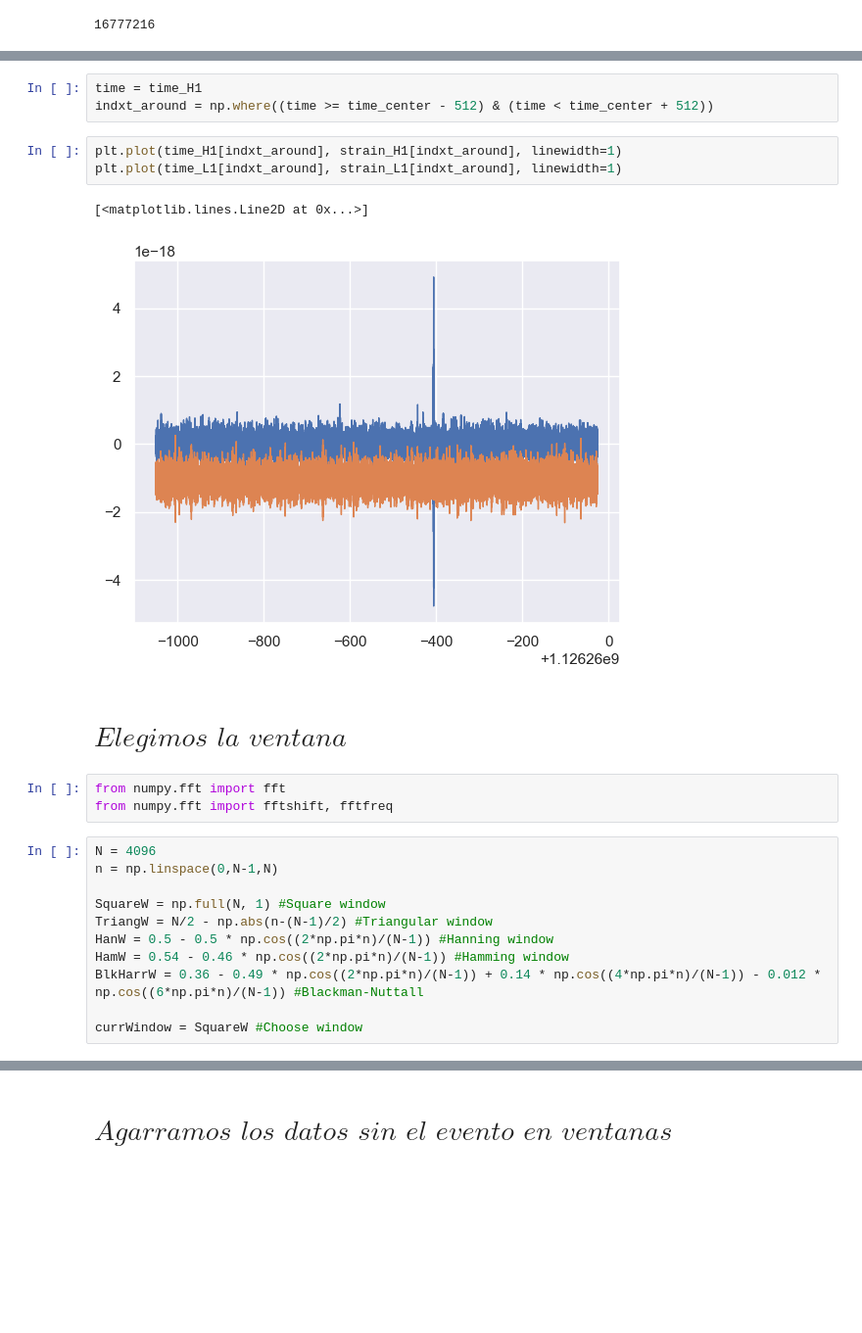
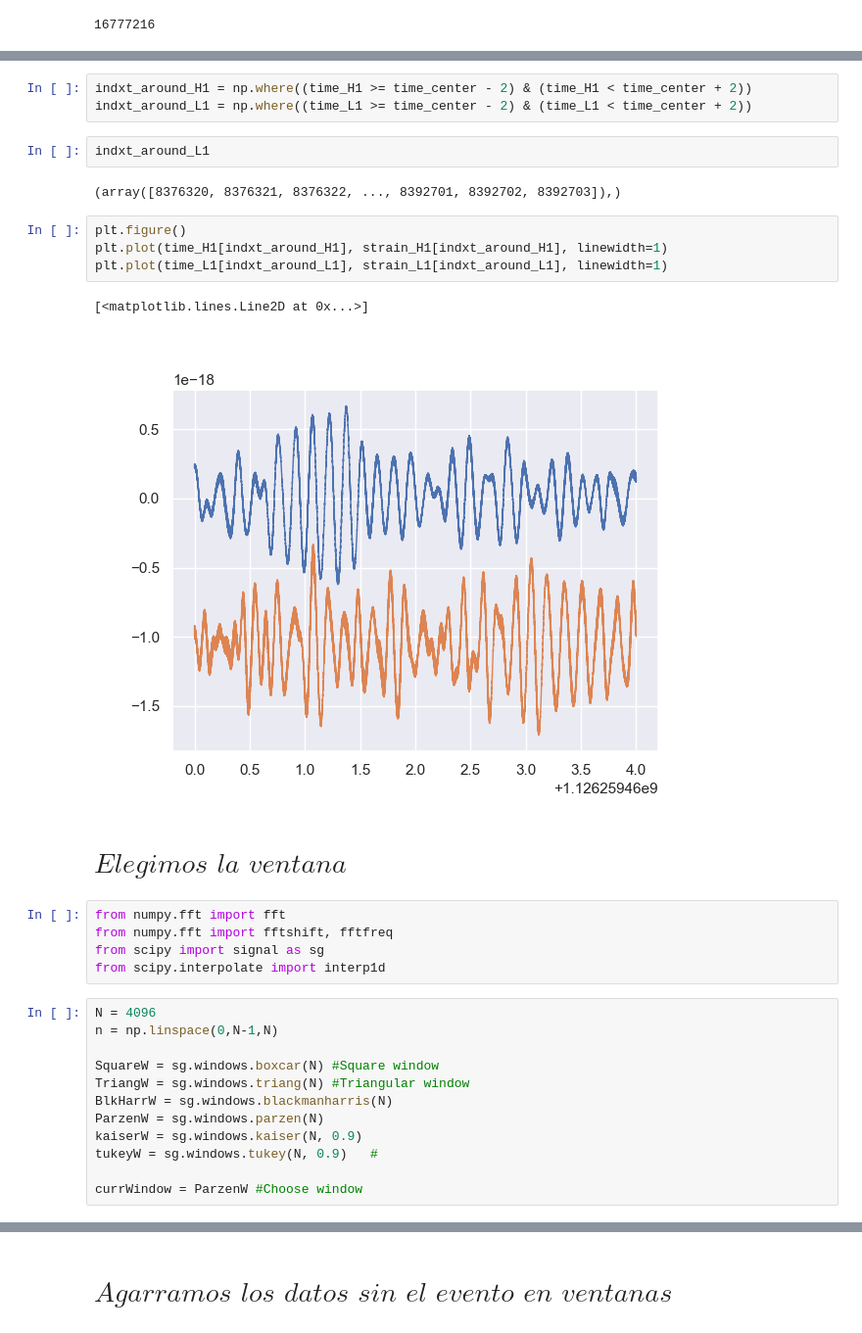
Before and after one commit to GonzaLinares/PASA_TP1, a Jupyter notebook: main.ipynb, the cells around one changed output, grey strips where cells are left out. Shown at 98% size. Cells and saved outputs as stored; diff of their text form; blank space fills up the shorter version.

```diff
--- a/main.ipynb
+++ b/main.ipynb
@@ -45,28 +46,36 @@ plt.plot(time_L1, strain_L1, linewidth=1)
-# %%
-time = time_H1
-indxt_around = np.where((time >= time_center - 512) & (time < time_center + 512))
+# %%
+indxt_around_H1 = np.where((time_H1 >= time_center - 2) & (time_H1 < time_center + 2))
+indxt_around_L1 = np.where((time_L1 >= time_center - 2) & (time_L1 < time_center + 2))
+# %%
+indxt_around_L1
+# %% [output]
+(array([8376320, 8376321, 8376322, ..., 8392701, 8392702, 8392703]),)
 # %%
-plt.plot(time_H1[indxt_around], strain_H1[indxt_around], linewidth=1)
-plt.plot(time_L1[indxt_around], strain_L1[indxt_around], linewidth=1)
+plt.figure()
+plt.plot(time_H1[indxt_around_H1], strain_H1[indxt_around_H1], linewidth=1)
+plt.plot(time_L1[indxt_around_L1], strain_L1[indxt_around_L1], linewidth=1)
 # %% [output]
 [<matplotlib.lines.Line2D at 0x...>]
-[figure, old version]
+[figure, new version]
 # %% [markdown]
 # $\textit{Elegimos la ventana}$
 # %%
 from numpy.fft import fft
 from numpy.fft import fftshift, fftfreq
+from scipy import signal as sg
+from scipy.interpolate import interp1d
-# %%
-N = 4096
-n = np.linspace(0,N-1,N)
-
-SquareW = np.full(N, 1) #Square window
-TriangW = N/2 - np.abs(n-(N-1)/2) #Triangular window
-HanW = 0.5 - 0.5 * np.cos((2*np.pi*n)/(N-1)) #Hanning window
-HamW = 0.54 - 0.46 * np.cos((2*np.pi*n)/(N-1)) #Hamming window
-BlkHarrW = 0.36 - 0.49 * np.cos((2*np.pi*n)/(N-1)) + 0.14 * np.cos((4*np.pi*n)/(N-1)) - 0.012 * np.cos((6*np.pi*n)/(N-1)) #Blackman-Nuttall
-
-currWindow = SquareW #Choose window
+# %%
+N = 4096
+n = np.linspace(0,N-1,N)
+
+SquareW = sg.windows.boxcar(N) #Square window
+TriangW = sg.windows.triang(N) #Triangular window
+BlkHarrW = sg.windows.blackmanharris(N)
+ParzenW = sg.windows.parzen(N)
+kaiserW = sg.windows.kaiser(N, 0.9)
+tukeyW = sg.windows.tukey(N, 0.9)   #
+
+currWindow = ParzenW #Choose window
 # %%
 fig, axs = plt.subplots(1, 2)
 fig.tight_layout(pad=0)
```
Also changed, not shown: parts of 36 cells of this notebook.
